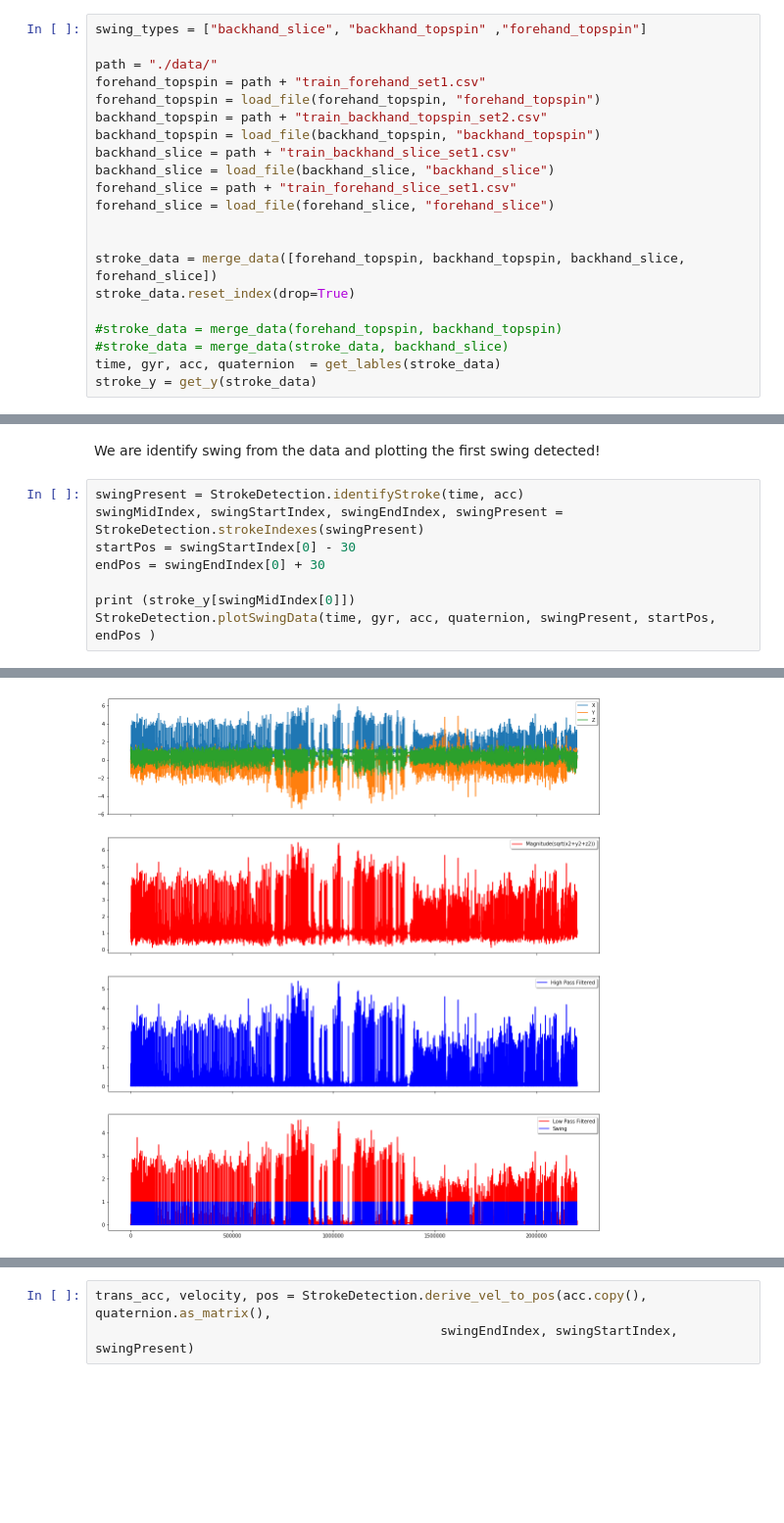
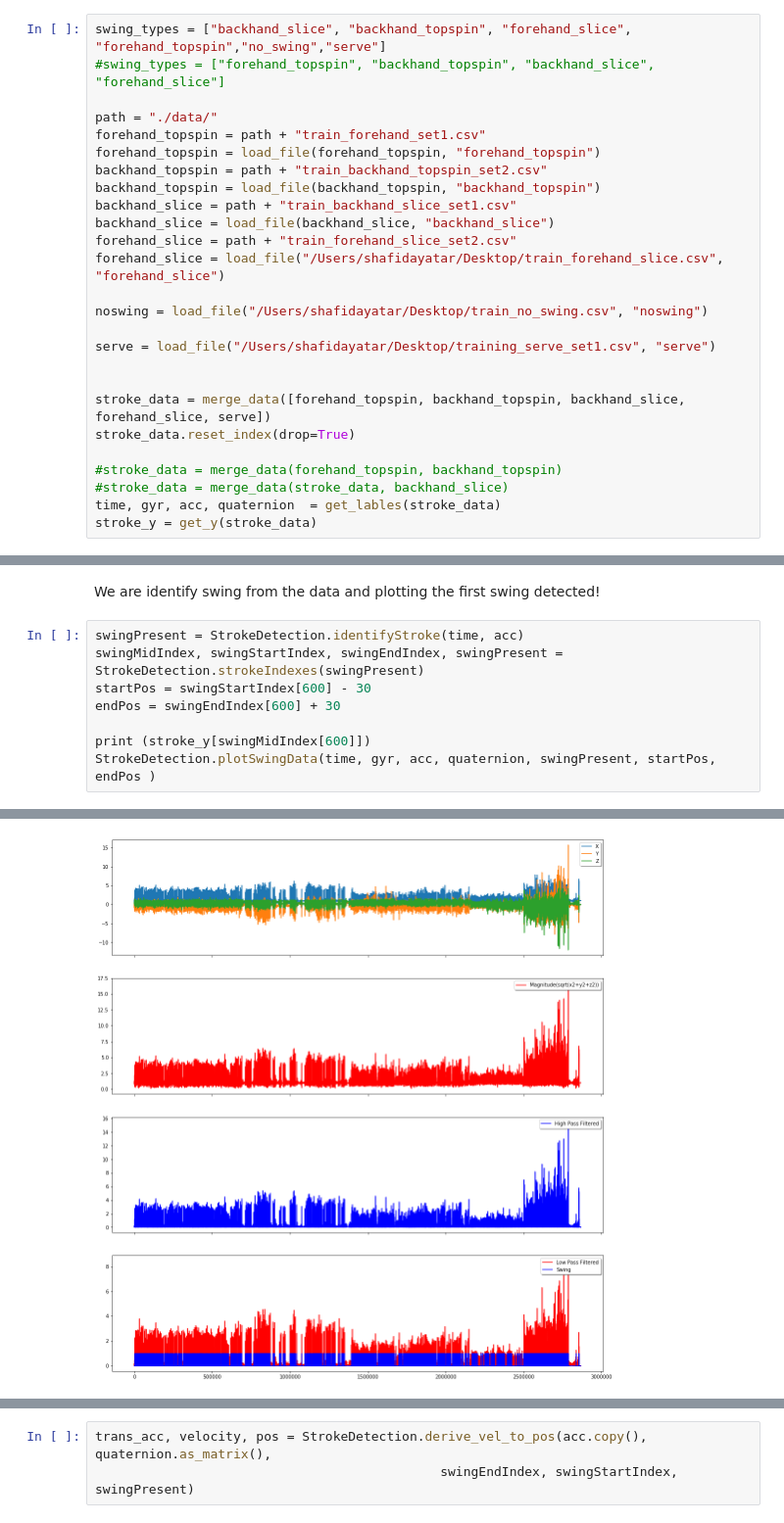
Before and after one commit to shafi-dayatar/SportsAnalytics, a Jupyter notebook: apps/data_analysis/jupyter_notebook/Data_Analysis of IMU data.ipynb, the cells around one changed output, grey strips where cells are left out. Shown at 98% size. Saved outputs shown, nothing was run; the diff lists cells and outputs as text; blank space fills up the shorter version.

Commit message:
Adding data and prediction for serve, no swing, slice

```diff
--- a/apps/data_analysis/jupyter_notebook/Data_Analysis of IMU data.ipynb
+++ b/apps/data_analysis/jupyter_notebook/Data_Analysis of IMU data.ipynb
@@ -22,7 +22,8 @@ from data_processing import *
 # %% [markdown]
 Import data through pandas,
 # %%
-swing_types = ["backhand_slice", "backhand_topspin" ,"forehand_topspin"]
+swing_types = ["backhand_slice", "backhand_topspin", "forehand_slice", "forehand_topspin","no_swing","serve"]
+#swing_types = ["forehand_topspin", "backhand_topspin", "backhand_slice", "forehand_slice"]
 
 path = "./data/"
 forehand_topspin = path + "train_forehand_set1.csv"
@@ -31,11 +32,15 @@ backhand_topspin = path + "train_backhand_topspin_set2.csv"
 backhand_topspin = load_file(backhand_topspin, "backhand_topspin")
 backhand_slice = path + "train_backhand_slice_set1.csv"
 backhand_slice = load_file(backhand_slice, "backhand_slice")
-forehand_slice = path + "train_forehand_slice_set1.csv"
-forehand_slice = load_file(forehand_slice, "forehand_slice")
+forehand_slice = path + "train_forehand_slice_set2.csv"
+forehand_slice = load_file("/Users/shafidayatar/Desktop/train_forehand_slice.csv", "forehand_slice")
+
+noswing = load_file("/Users/shafidayatar/Desktop/train_no_swing.csv", "noswing")
+
+serve = load_file("/Users/shafidayatar/Desktop/training_serve_set1.csv", "serve")
 
 
-stroke_data = merge_data([forehand_topspin, backhand_topspin, backhand_slice, forehand_slice])
+stroke_data = merge_data([forehand_topspin, backhand_topspin, backhand_slice, forehand_slice, serve])
 stroke_data.reset_index(drop=True)
 
 #stroke_data = merge_data(forehand_topspin, backhand_topspin)
@@ -68,9 +73,9 @@ We are identify swing from the data and plotting the first swing detected!
 # %%
 swingPresent = StrokeDetection.identifyStroke(time, acc)
 swingMidIndex, swingStartIndex, swingEndIndex, swingPresent = StrokeDetection.strokeIndexes(swingPresent)
-startPos = swingStartIndex[0] - 30
-endPos = swingEndIndex[0] + 30
+startPos = swingStartIndex[600] - 30
+endPos = swingEndIndex[600] + 30
 
-print (stroke_y[swingMidIndex[0]])
+print (stroke_y[swingMidIndex[600]])
 StrokeDetection.plotSwingData(time, gyr, acc, quaternion, swingPresent, startPos, endPos )
 # %% [output]
@@ -78 +83 @@ forehand_topspin
-[figure, old version]
+[figure, new version]
```
Also changed, not shown: parts of 14 cells of this notebook, 7 other files.
